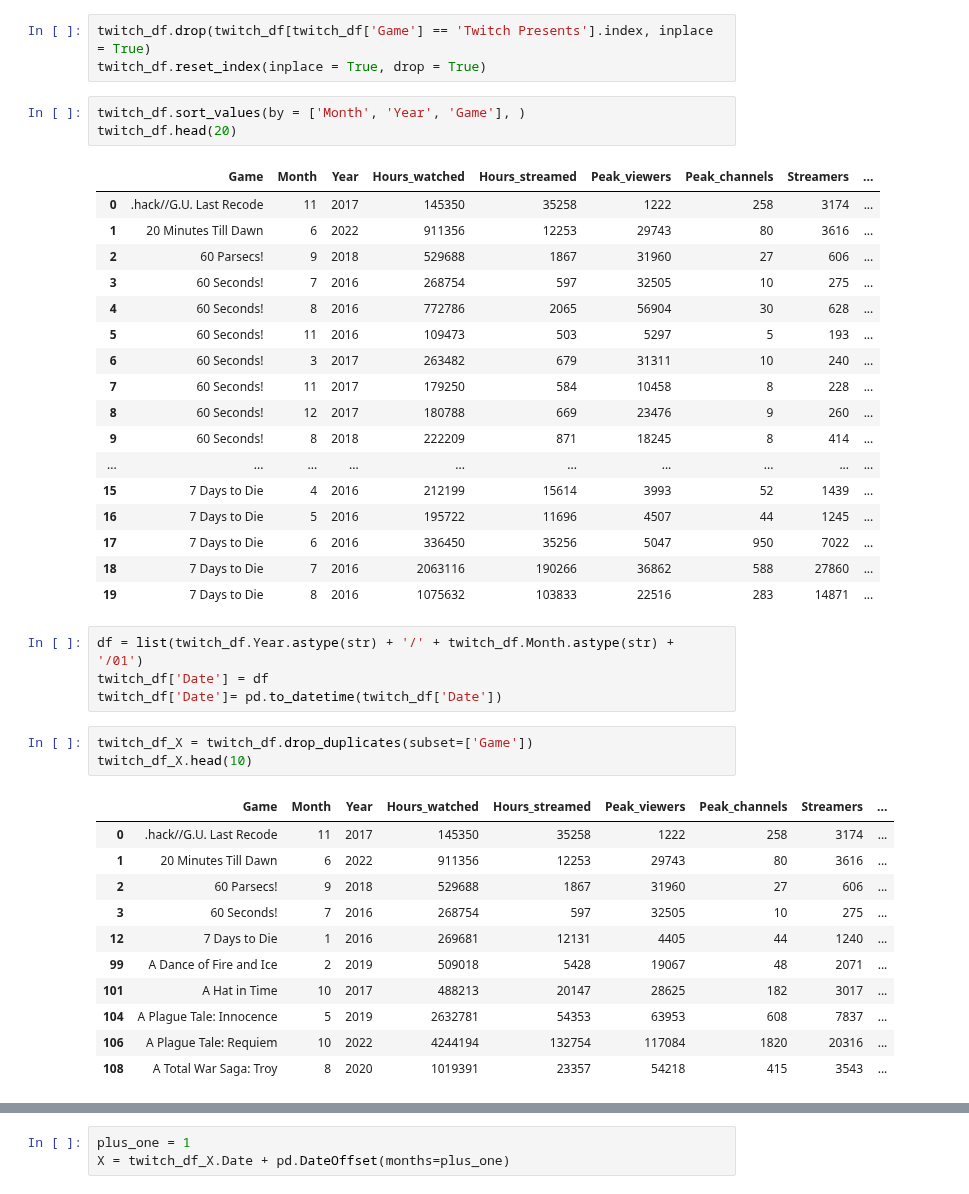
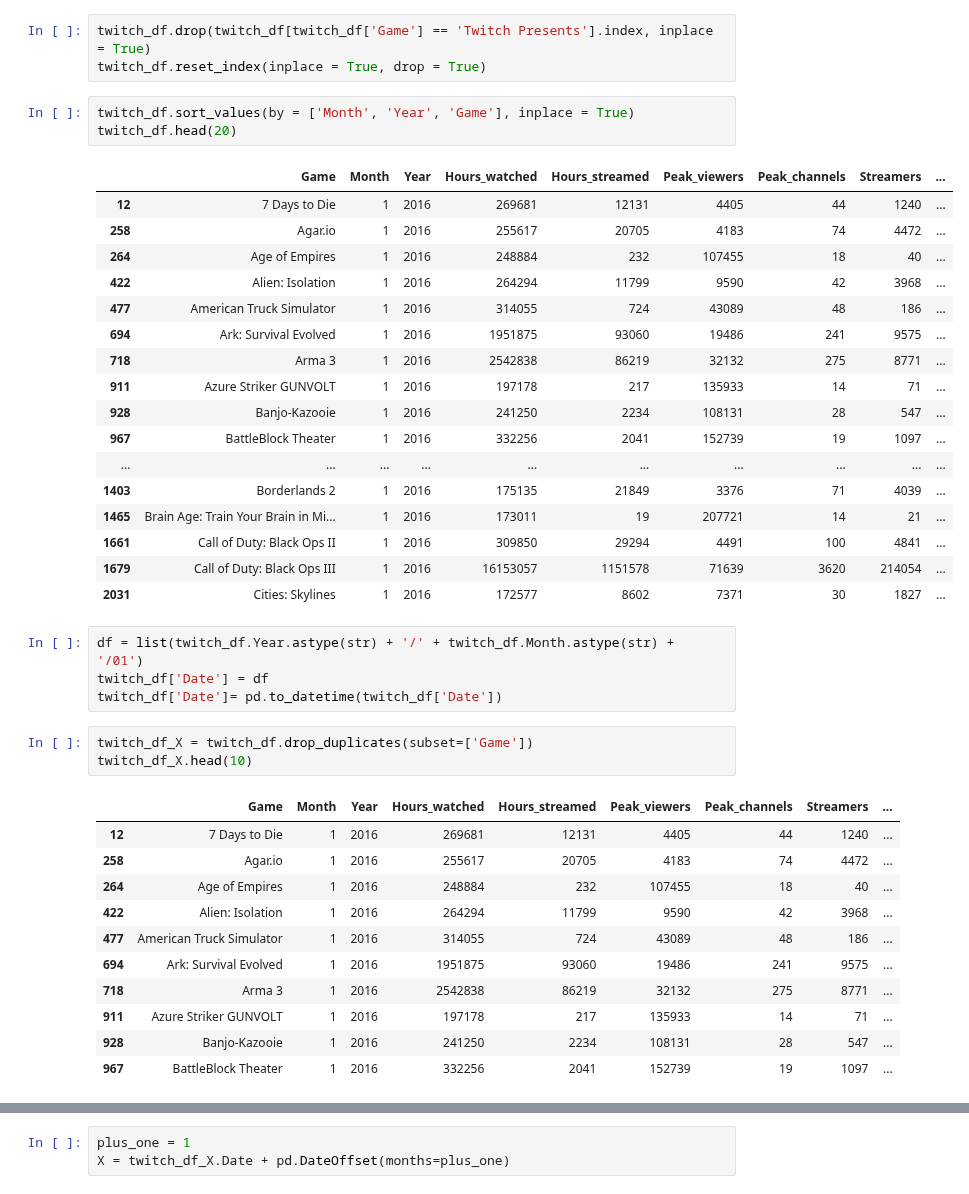
Before and after one commit to Noob1701/Springboard, a Jupyter notebook: Twitch Data Wrangle.ipynb, the cells around one changed output, grey strips where cells are left out. Saved outputs shown, nothing was run; the diff lists cells and outputs as text.

```diff
--- a/Twitch Data Wrangle.ipynb
+++ b/Twitch Data Wrangle.ipynb
@@ -502,26 +449,26 @@ twitch_df.drop(['Rank', 'Month_hours', 'Avg_viewer_ratio'], axis = 1, inplace =
 twitch_df.drop(twitch_df[twitch_df['Game'] == 'Twitch Presents'].index, inplace = True)
 twitch_df.reset_index(inplace = True, drop = True)
 # %%
-twitch_df.sort_values(by = ['Month', 'Year', 'Game'], )
+twitch_df.sort_values(by = ['Month', 'Year', 'Game'], inplace = True)
 twitch_df.head(20)
 # %% [output]
 |  | Game | Month | Year | Hours_watched | Hours_streamed | Peak_viewers | Peak_channels | Streamers | ... |
-| 0 | .hack//G.U. Last Recode | 11 | 2017 | 145350 | 35258 | 1222 | 258 | 3174 | ... |
-| 1 | 20 Minutes Till Dawn | 6 | 2022 | 911356 | 12253 | 29743 | 80 | 3616 | ... |
-| 2 | 60 Parsecs! | 9 | 2018 | 529688 | 1867 | 31960 | 27 | 606 | ... |
-| 3 | 60 Seconds! | 7 | 2016 | 268754 | 597 | 32505 | 10 | 275 | ... |
-| 4 | 60 Seconds! | 8 | 2016 | 772786 | 2065 | 56904 | 30 | 628 | ... |
-| 5 | 60 Seconds! | 11 | 2016 | 109473 | 503 | 5297 | 5 | 193 | ... |
-| 6 | 60 Seconds! | 3 | 2017 | 263482 | 679 | 31311 | 10 | 240 | ... |
-| 7 | 60 Seconds! | 11 | 2017 | 179250 | 584 | 10458 | 8 | 228 | ... |
-| 8 | 60 Seconds! | 12 | 2017 | 180788 | 669 | 23476 | 9 | 260 | ... |
-| 9 | 60 Seconds! | 8 | 2018 | 222209 | 871 | 18245 | 8 | 414 | ... |
+| 12 | 7 Days to Die | 1 | 2016 | 269681 | 12131 | 4405 | 44 | 1240 | ... |
+| 258 | Agar.io | 1 | 2016 | 255617 | 20705 | 4183 | 74 | 4472 | ... |
+| 264 | Age of Empires | 1 | 2016 | 248884 | 232 | 107455 | 18 | 40 | ... |
+| 422 | Alien: Isolation | 1 | 2016 | 264294 | 11799 | 9590 | 42 | 3968 | ... |
+| 477 | American Truck Simulator | 1 | 2016 | 314055 | 724 | 43089 | 48 | 186 | ... |
+| 694 | Ark: Survival Evolved | 1 | 2016 | 1951875 | 93060 | 19486 | 241 | 9575 | ... |
+| 718 | Arma 3 | 1 | 2016 | 2542838 | 86219 | 32132 | 275 | 8771 | ... |
+| 911 | Azure Striker GUNVOLT | 1 | 2016 | 197178 | 217 | 135933 | 14 | 71 | ... |
+| 928 | Banjo-Kazooie | 1 | 2016 | 241250 | 2234 | 108131 | 28 | 547 | ... |
+| 967 | BattleBlock Theater | 1 | 2016 | 332256 | 2041 | 152739 | 19 | 1097 | ... |
 | ... | ... | ... | ... | ... | ... | ... | ... | ... | ... |
-| 15 | 7 Days to Die | 4 | 2016 | 212199 | 15614 | 3993 | 52 | 1439 | ... |
-| 16 | 7 Days to Die | 5 | 2016 | 195722 | 11696 | 4507 | 44 | 1245 | ... |
-| 17 | 7 Days to Die | 6 | 2016 | 336450 | 35256 | 5047 | 950 | 7022 | ... |
-| 18 | 7 Days to Die | 7 | 2016 | 2063116 | 190266 | 36862 | 588 | 27860 | ... |
-| 19 | 7 Days to Die | 8 | 2016 | 1075632 | 103833 | 22516 | 283 | 14871 | ... |
+| 1403 | Borderlands 2 | 1 | 2016 | 175135 | 21849 | 3376 | 71 | 4039 | ... |
+| 1465 | Brain Age: Train Your Brain in Mi... | 1 | 2016 | 173011 | 19 | 207721 | 14 | 21 | ... |
+| 1661 | Call of Duty: Black Ops II | 1 | 2016 | 309850 | 29294 | 4491 | 100 | 4841 | ... |
+| 1679 | Call of Duty: Black Ops III | 1 | 2016 | 16153057 | 1151578 | 71639 | 3620 | 214054 | ... |
+| 2031 | Cities: Skylines | 1 | 2016 | 172577 | 8602 | 7371 | 30 | 1827 | ... |
 # %%
 df = list(twitch_df.Year.astype(str) + '/' + twitch_df.Month.astype(str) + '/01')
 twitch_df['Date'] = df
@@ -531,16 +478,16 @@ twitch_df_X = twitch_df.drop_duplicates(subset=['Game'])
 twitch_df_X.head(10)
 # %% [output]
 |  | Game | Month | Year | Hours_watched | Hours_streamed | Peak_viewers | Peak_channels | Streamers | ... |
-| 0 | .hack//G.U. Last Recode | 11 | 2017 | 145350 | 35258 | 1222 | 258 | 3174 | ... |
-| 1 | 20 Minutes Till Dawn | 6 | 2022 | 911356 | 12253 | 29743 | 80 | 3616 | ... |
-| 2 | 60 Parsecs! | 9 | 2018 | 529688 | 1867 | 31960 | 27 | 606 | ... |
-| 3 | 60 Seconds! | 7 | 2016 | 268754 | 597 | 32505 | 10 | 275 | ... |
 | 12 | 7 Days to Die | 1 | 2016 | 269681 | 12131 | 4405 | 44 | 1240 | ... |
-| 99 | A Dance of Fire and Ice | 2 | 2019 | 509018 | 5428 | 19067 | 48 | 2071 | ... |
-| 101 | A Hat in Time | 10 | 2017 | 488213 | 20147 | 28625 | 182 | 3017 | ... |
-| 104 | A Plague Tale: Innocence | 5 | 2019 | 2632781 | 54353 | 63953 | 608 | 7837 | ... |
-| 106 | A Plague Tale: Requiem | 10 | 2022 | 4244194 | 132754 | 117084 | 1820 | 20316 | ... |
-| 108 | A Total War Saga: Troy | 8 | 2020 | 1019391 | 23357 | 54218 | 415 | 3543 | ... |
+| 258 | Agar.io | 1 | 2016 | 255617 | 20705 | 4183 | 74 | 4472 | ... |
+| 264 | Age of Empires | 1 | 2016 | 248884 | 232 | 107455 | 18 | 40 | ... |
+| 422 | Alien: Isolation | 1 | 2016 | 264294 | 11799 | 9590 | 42 | 3968 | ... |
+| 477 | American Truck Simulator | 1 | 2016 | 314055 | 724 | 43089 | 48 | 186 | ... |
+| 694 | Ark: Survival Evolved | 1 | 2016 | 1951875 | 93060 | 19486 | 241 | 9575 | ... |
+| 718 | Arma 3 | 1 | 2016 | 2542838 | 86219 | 32132 | 275 | 8771 | ... |
+| 911 | Azure Striker GUNVOLT | 1 | 2016 | 197178 | 217 | 135933 | 14 | 71 | ... |
+| 928 | Banjo-Kazooie | 1 | 2016 | 241250 | 2234 | 108131 | 28 | 547 | ... |
+| 967 | BattleBlock Theater | 1 | 2016 | 332256 | 2041 | 152739 | 19 | 1097 | ... |
 # %%
 twitch_df_X.describe()
 # %% [output]
```
Also changed, not shown: parts of 33 cells of this notebook, 2 other files.
